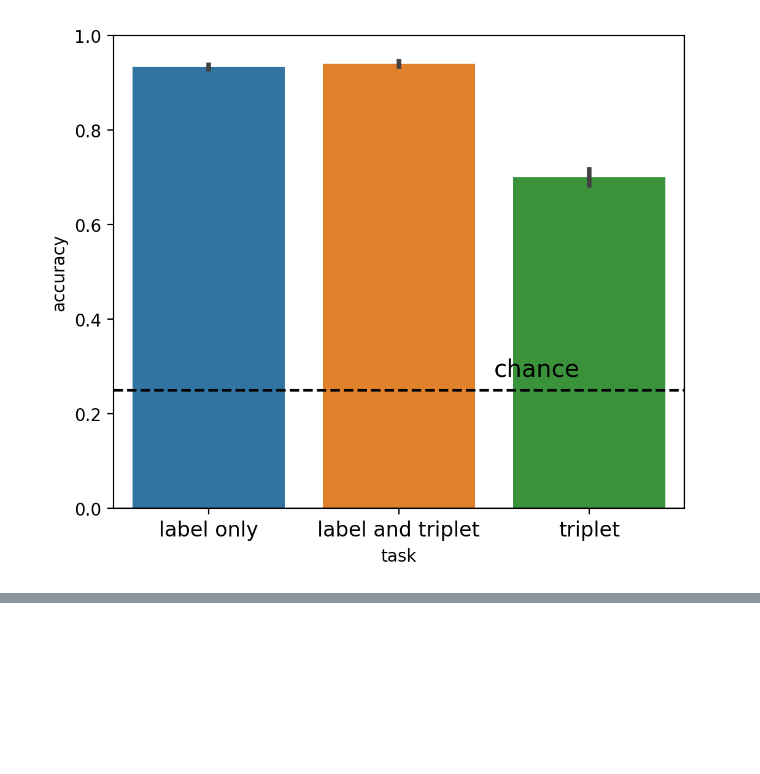
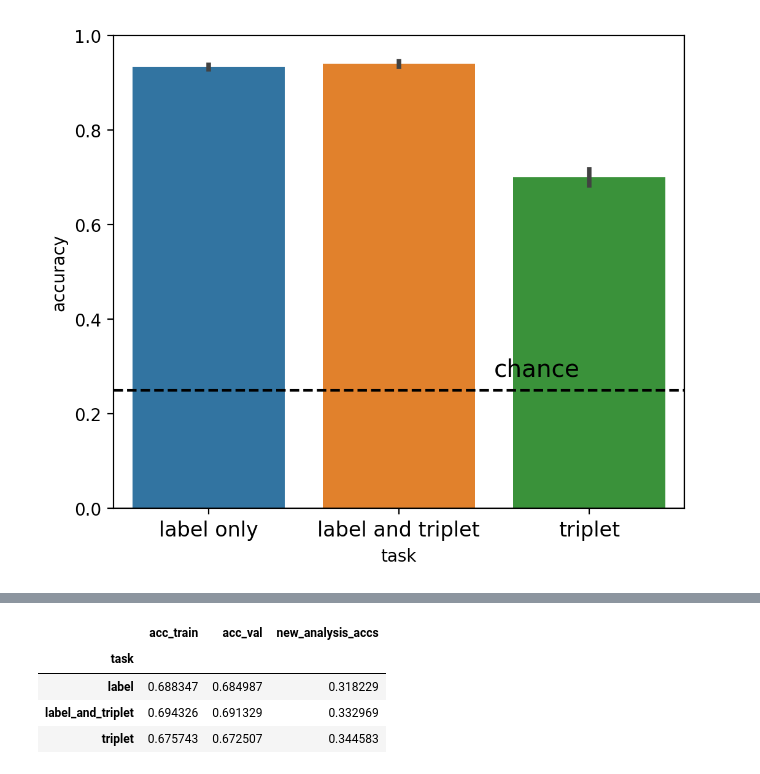
Before and after one commit to siddsuresh97/ConceptualAlignmentLanguage, a Jupyter notebook: code/python/model_analysis.ipynb, the cells around one changed output, grey strips where cells are left out. Saved outputs shown, nothing was run; the diff lists cells and outputs as text; code cells hidden in the pictures; blank space fills up the shorter version.

```diff
--- a/code/python/model_analysis.ipynb
+++ b/code/python/model_analysis.ipynb
@@ -825,0 +975,39 @@ plt.savefig('cv_accuracy_barplot.pdf',dpi=300, bbox_inches='tight')
+# %%
+new_analysis_pred_labels = []
+new_analysis_accs = []
+for i in range(len(latents_train_df)):
+    category_closeness_pred_labels = []
+    category_closess_accs = []
+    latents = latents_train_df['latent_val'][i]
+    gt_labels = latents_train_df['gt_labels_val'][i]
+    dataset = latents_train_df['dataset'][i]
+    task = latents_train_df['task'][i]
+    iter = latents_train_df['iter'][i]
+    mean_latent_0 = latents_train_df['mean_latent_0'][i]
+    mean_latent_1 = latents_train_df['mean_latent_1'][i]
+    mean_latent_2 = latents_train_df['mean_latent_2'][i]
+    mean_latent_3 = latents_train_df['mean_latent_3'][i]
+    for j in range(len(latents)):
+        latent = latents[j]
+        dist_0 = cosine_similarity(latent.reshape(1,-1),mean_latent_0.reshape(1,-1))
+        dist_1 = cosine_similarity(latent.reshape(1,-1),mean_latent_1.reshape(1,-1))
+        dist_2 = cosine_similarity(latent.reshape(1,-1),mean_latent_2.reshape(1,-1))
+        dist_3 = cosine_similarity(latent.reshape(1,-1),mean_latent_3.reshape(1,-1))
+        dists = [dist_0,dist_1,dist_2,dist_3]
+        category_closeness_pred_labels.append(np.argmax(dists))
+        if np.argmax(dists) == gt_labels[j]:
+            category_closess_accs.append(1)
+        else:
+            category_closess_accs.append(0)
+    new_analysis_accs.append(np.mean(category_closess_accs))
+    new_analysis_pred_labels.append(category_closeness_pred_labels)
+latents_train_df['pred_new_analysis_pred_labels'] = new_analysis_pred_labels
+latents_train_df['new_analysis_accs'] = new_analysis_accs
+# %%
+latents_train_df.groupby('task').mean()
+# %% [output]
+|  | acc_train | acc_val | new_analysis_accs |
+| task |  |  |  |
+| label | 0.688347 | 0.684987 | 0.318229 |
+| label_and_triplet | 0.694326 | 0.691329 | 0.332969 |
+| triplet | 0.675743 | 0.672507 | 0.344583 |
```
Also changed, not shown: parts of 9 cells of this notebook.
